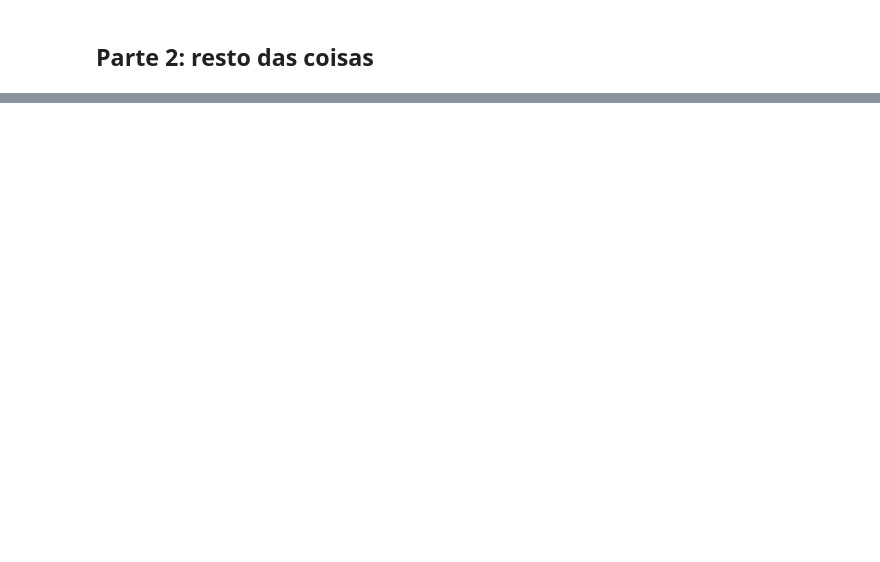
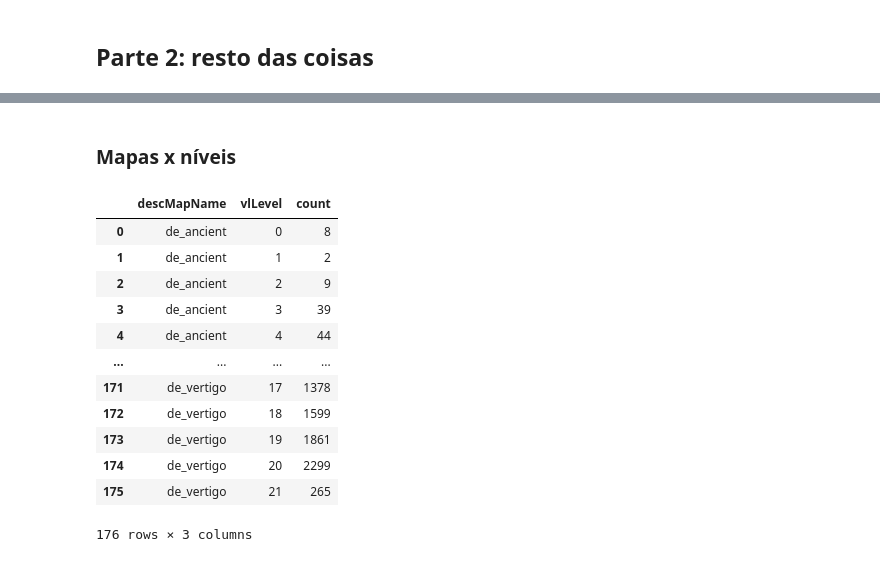
Before and after one commit to Salies/eda, a Jupyter notebook: gc_csgo_eda.ipynb, the cells around one changed output, grey strips where cells are left out. Cells and saved outputs as stored; diff of their text form; code cells hidden in the pictures; blank space fills up the shorter version.

```diff
--- a/gc_csgo_eda.ipynb
+++ b/gc_csgo_eda.ipynb
@@ -273,0 +396,20 @@ plt.show()
+# %% [markdown]
+### Mapas x níveis
+# %%
+# group by descMapName, levels and count
+maps_levels = lobby_players.groupby(['descMapName', 'vlLevel']).size().reset_index(name='count')
+maps_levels
+# %% [output]
+|  | descMapName | vlLevel | count |
+| 0 | de_ancient | 0 | 8 |
+| 1 | de_ancient | 1 | 2 |
+| 2 | de_ancient | 2 | 9 |
+| 3 | de_ancient | 3 | 39 |
+| 4 | de_ancient | 4 | 44 |
+| ... | ... | ... | ... |
+| 171 | de_vertigo | 17 | 1378 |
+| 172 | de_vertigo | 18 | 1599 |
+| 173 | de_vertigo | 19 | 1861 |
+| 174 | de_vertigo | 20 | 2299 |
+| 175 | de_vertigo | 21 | 265 |
+176 rows × 3 columns
```
Also changed, not shown: parts of 31 cells of this notebook.
